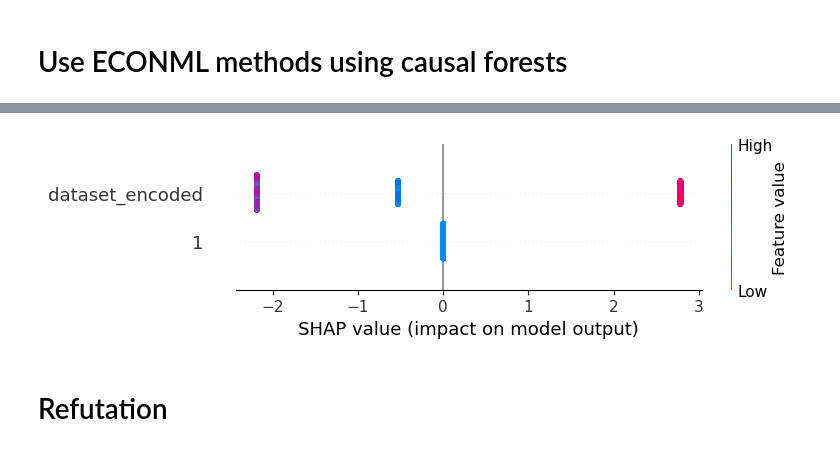
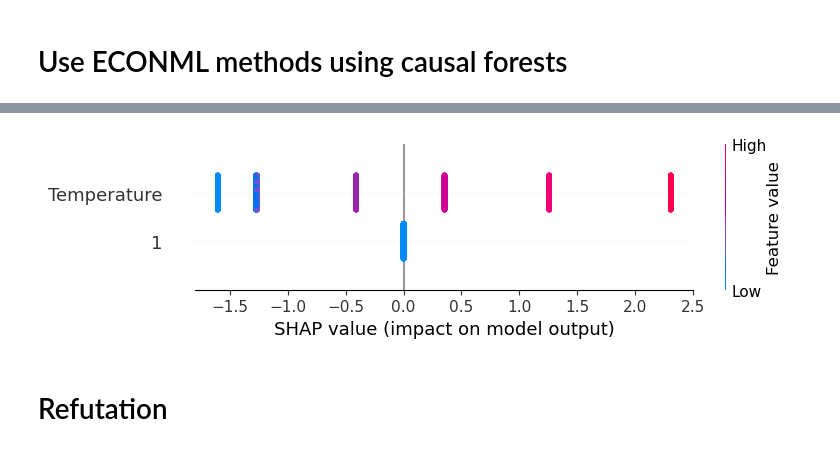
Before and after one commit to DobricLilujun/causalllm, a Jupyter notebook: script/ML/causal_analysis_MT_v2.ipynb, the cells around one changed output, grey strips where cells are left out. Saved outputs shown, nothing was run; the diff lists cells and outputs as text; code cells hidden in the pictures.

```diff
--- a/script/ML/causal_analysis_MT_v2.ipynb
+++ b/script/ML/causal_analysis_MT_v2.ipynb
@@ -668,12 +668,12 @@ print(dml_estimate.cate_estimates)
 # Use ECONML methods using causal forests
 # %%
 from sklearn.ensemble import RandomForestRegressor
-
+data_df_MT_val = data_df_MT[["Temperature","spbleu","dataset_encoded"]]
 model_tree = CausalModel(
-    data=data_df_MT,
-    treatment=["Temperature"],
+    data=data_df_MT_val,
+    treatment=["dataset_encoded"],
     outcome=["spbleu"],
-    effect_modifiers=["dataset_encoded"],
+    effect_modifiers=["Temperature"],
 )
 identified_estimand_tree = model_tree.identify_effect(proceed_when_unidentifiable=True)
 print(identified_estimand_tree)
@@ -715,14 +730,14 @@ Estimand name: iv
 # %%
 shap_values = treelearner_estimate.params["_estimator_object"].shap_values(
     X=data_df_MT[["Temperature"]],
 )
 
 # shap.plots.force(shap_values["spbleu"]["Temperature"])
 import shap
 
-shap.summary_plot(shap_values["spbleu"]["Temperature"])
+shap.summary_plot(shap_values["spbleu"]["dataset_encoded"])
 # %% [output]
-[figure, old version]
+[figure, new version]
 # %% [markdown]
 # Refutation
 # %% [markdown]
```
Also changed, not shown: parts of 9 cells of this notebook, 15 other files.
